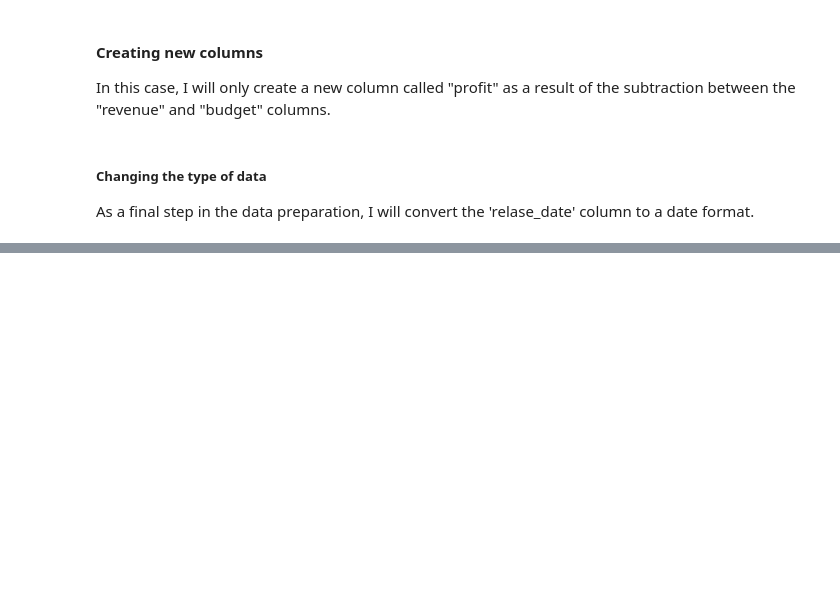
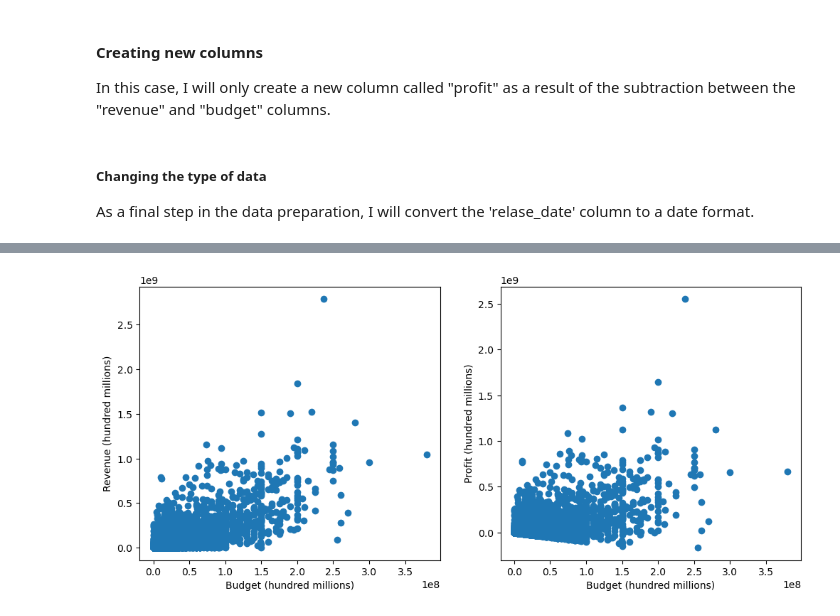
Before and after one commit to bielmc11/IMDB-MOVIES-ANALYSIS, a Jupyter notebook: movies_analysis.ipynb, the cells around one changed output, grey strips where cells are left out. Saved outputs shown, nothing was run; the diff lists cells and outputs as text; code cells hidden in the pictures; blank space fills up the shorter version.

```diff
--- a/movies_analysis.ipynb
+++ b/movies_analysis.ipynb
@@ -114,0 +246,14 @@ df['release_date'] = pd.to_datetime(df['release_date'])
+# %%
+fig, axes = plt.subplots(1, 2, figsize=(12, 5))
+
+axes[0].scatter(df['budget'], df['revenue'])
+axes[0].set_xlabel('Budget (hundred millions)')
+axes[0].set_ylabel('Revenue (hundred millions)')
+
+axes[1].scatter(df['budget'], df['profit'])
+axes[1].set_xlabel('Budget (hundred millions)')
+axes[1].set_ylabel('Profit (hundred millions)')
+
+plt.show()
+# %% [output]
+[figure, added]
```
Also changed, not shown: parts of 19 cells of this notebook.
